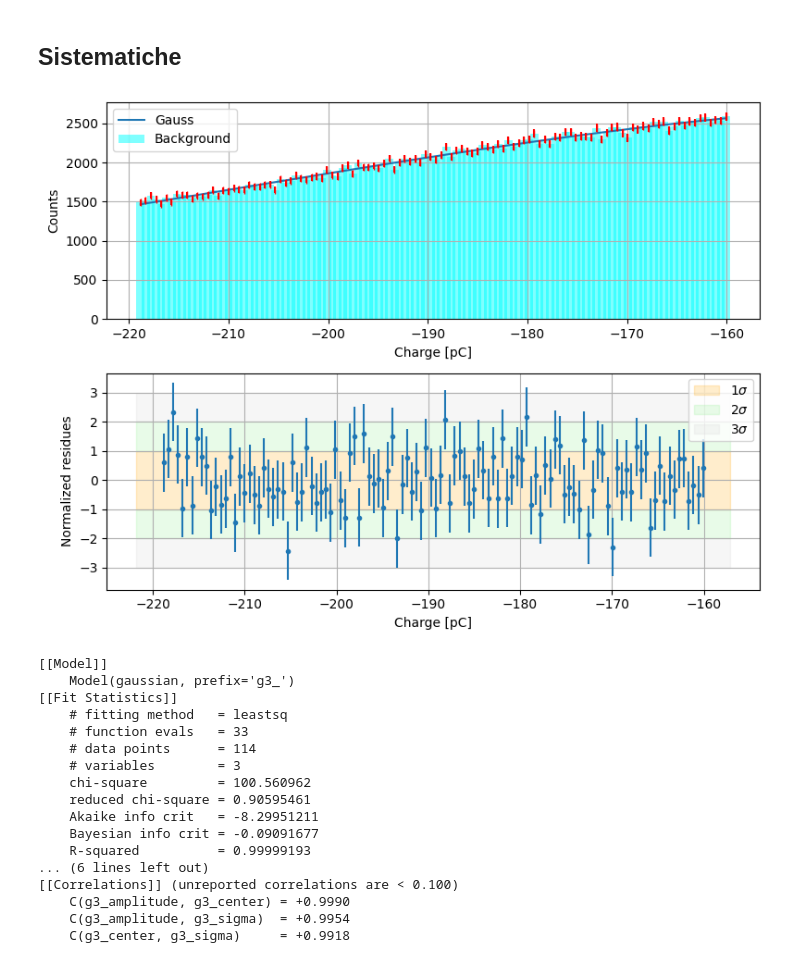
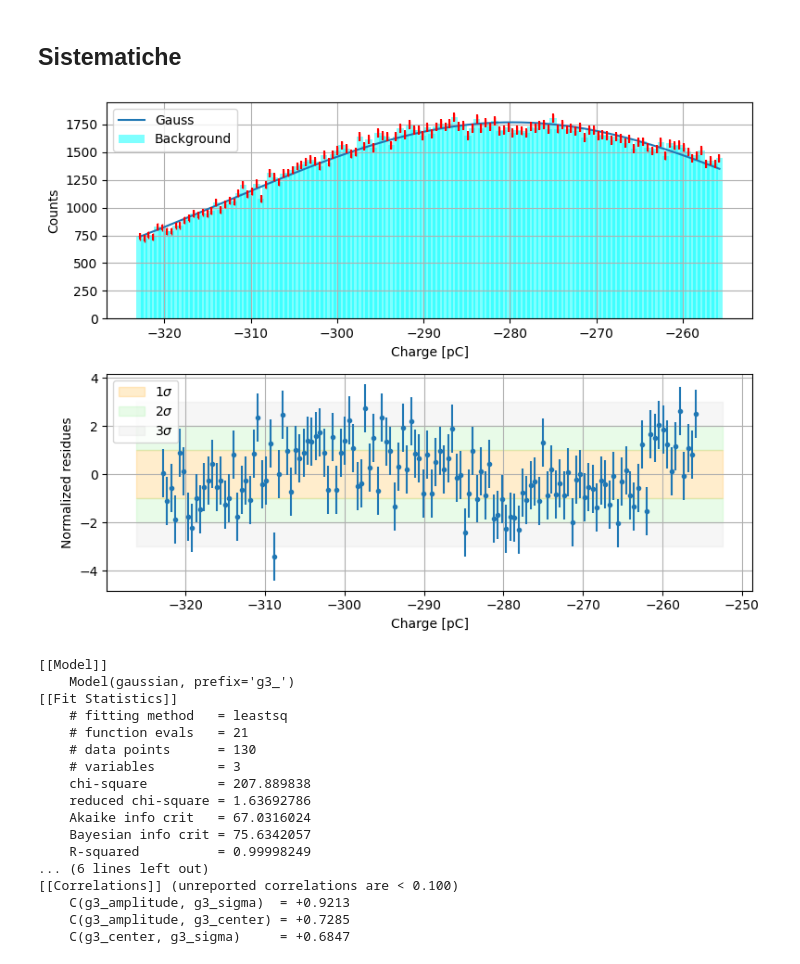
Before and after one commit to 0-DvD-0/Sfera, a Jupyter notebook: Jupyter/Fit_all_prova_ripulito.ipynb, the cells around one changed output. Drawn from its saved outputs; the diff is of its cells as text; code cells hidden in the pictures.

```diff
--- a/Jupyter/Fit_all_prova_ripulito.ipynb
+++ b/Jupyter/Fit_all_prova_ripulito.ipynb
@@ -380,8 +380,8 @@ sist_lim_list = [[510, 605],  #ch0
                 [550, 660],  #ch6
                 [250, 350],  #ch7
                 [500, 600],  #ch8
-                [540, 670],  #ch9
-                [370, 470],  #ch10
+                [340, 470],  #ch9
+                [380, 470],  #ch10
                 [-600, -165],  #ch11
                 [-1, -1],  #ch12
                 [-1, -1],  #ch13
@@ -416,48 +416,48 @@ comps = result2.eval_components()                        #Plotto il best fit + l
 ax1.plot(sist_cntr, comps['g3_'], label='Gauss')
 
 ax1.legend()
 ax1.errorbar(sist_cntr, sist_bin, sist_err, color = "red", fmt='|')
 ax1.grid()
 
 residueGauss = sist_bin - result2.best_fit
 norm_res_gauss = residueGauss / sist_err
 
 ax2.errorbar(sist_cntr, norm_res_gauss, 1, ls = "", marker = ".")
 ax2.grid()
 
 ax2.set_xlabel('Charge [pC]')
 ax2.set_ylabel('Normalized residues')
 
 xlim = ax2.get_xlim()
 
 ax2.fill_between(xlim, [-1, -1], [1, 1], color = "orange", alpha = 0.2, label = r'$1\sigma$')
 ax2.fill_between(xlim, [-2, -2], [-1, -1], color = "lightgreen", alpha = 0.2, label = r'$2\sigma$')
 ax2.fill_between(xlim, [1, 1], [2, 2], color = "lightgreen", alpha = 0.2)
 ax2.fill_between(xlim, [2, 2], [3, 3], color = "lightgray", alpha = 0.2, label = r'$3\sigma$')
 ax2.fill_between(xlim, [-3, -3], [-2, -2], color = "lightgray", alpha = 0.2)
 
 ax2.legend()
 fig.tight_layout()
 plt.show()
 
 
 print(result2.fit_report())
 # %% [output]
-[figure, old version]
+[figure, new version]
 [[Model]]
     Model(gaussian, prefix='g3_')
 [[Fit Statistics]]
     # fitting method   = leastsq
-    # function evals   = 33
-    # data points      = 114
+    # function evals   = 21
+    # data points      = 130
     # variables        = 3
-    chi-square         = 100.560962
-    reduced chi-square = 0.90595461
-    Akaike info crit   = -8.29951211
-    Bayesian info crit = -0.09091677
-    R-squared          = 0.99999193
+    chi-square         = 207.889838
+    reduced chi-square = 1.63692786
+    Akaike info crit   = 67.0316024
+    Bayesian info crit = 75.6342057
+    R-squared          = 0.99998249
 ... (6 lines left out)
 [[Correlations]] (unreported correlations are < 0.100)
-    C(g3_amplitude, g3_center) = +0.9990
-    C(g3_amplitude, g3_sigma)  = +0.9954
-    C(g3_center, g3_sigma)     = +0.9918
+    C(g3_amplitude, g3_sigma)  = +0.9213
+    C(g3_amplitude, g3_center) = +0.7285
+    C(g3_center, g3_sigma)     = +0.6847
```
